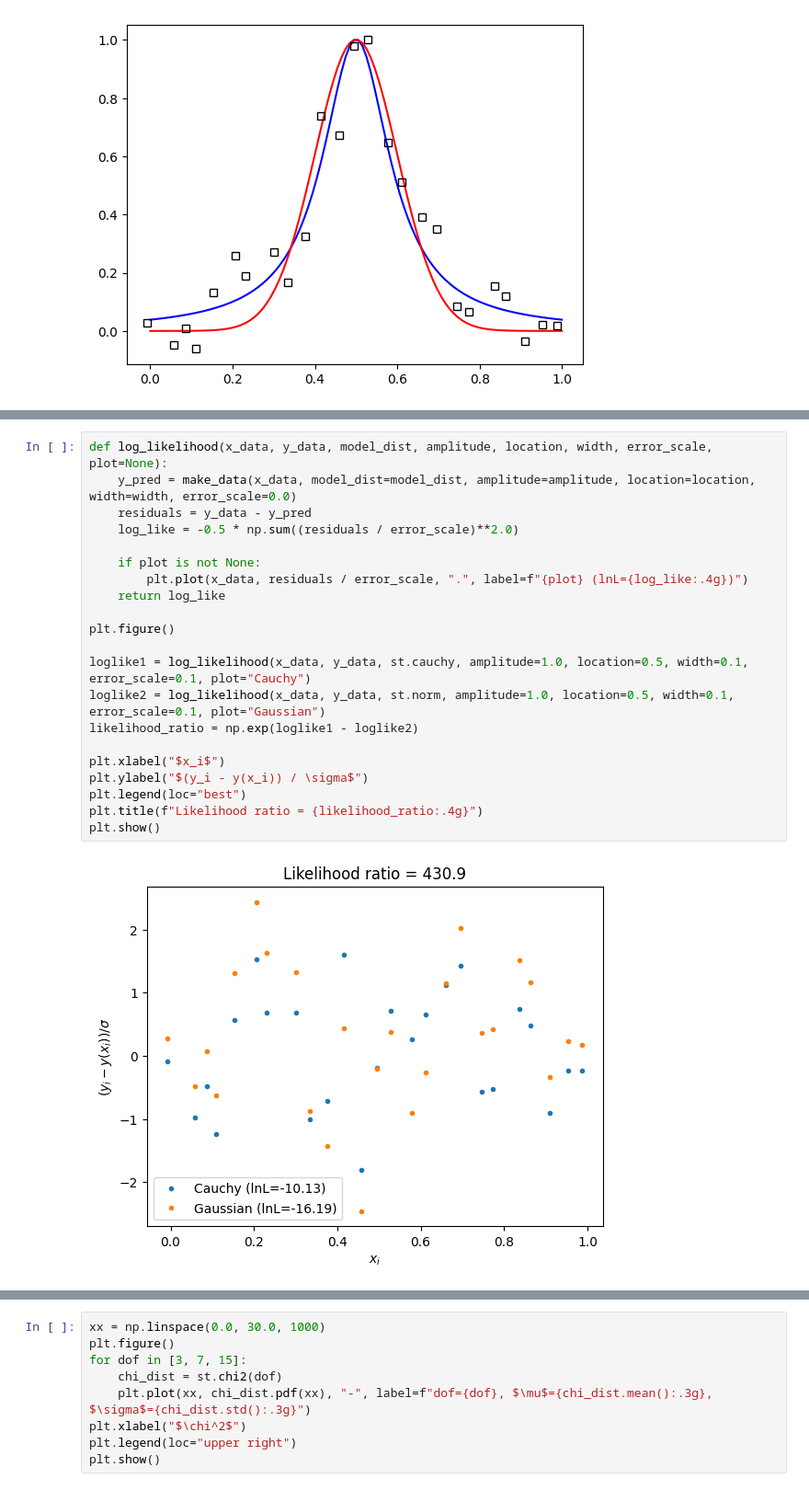
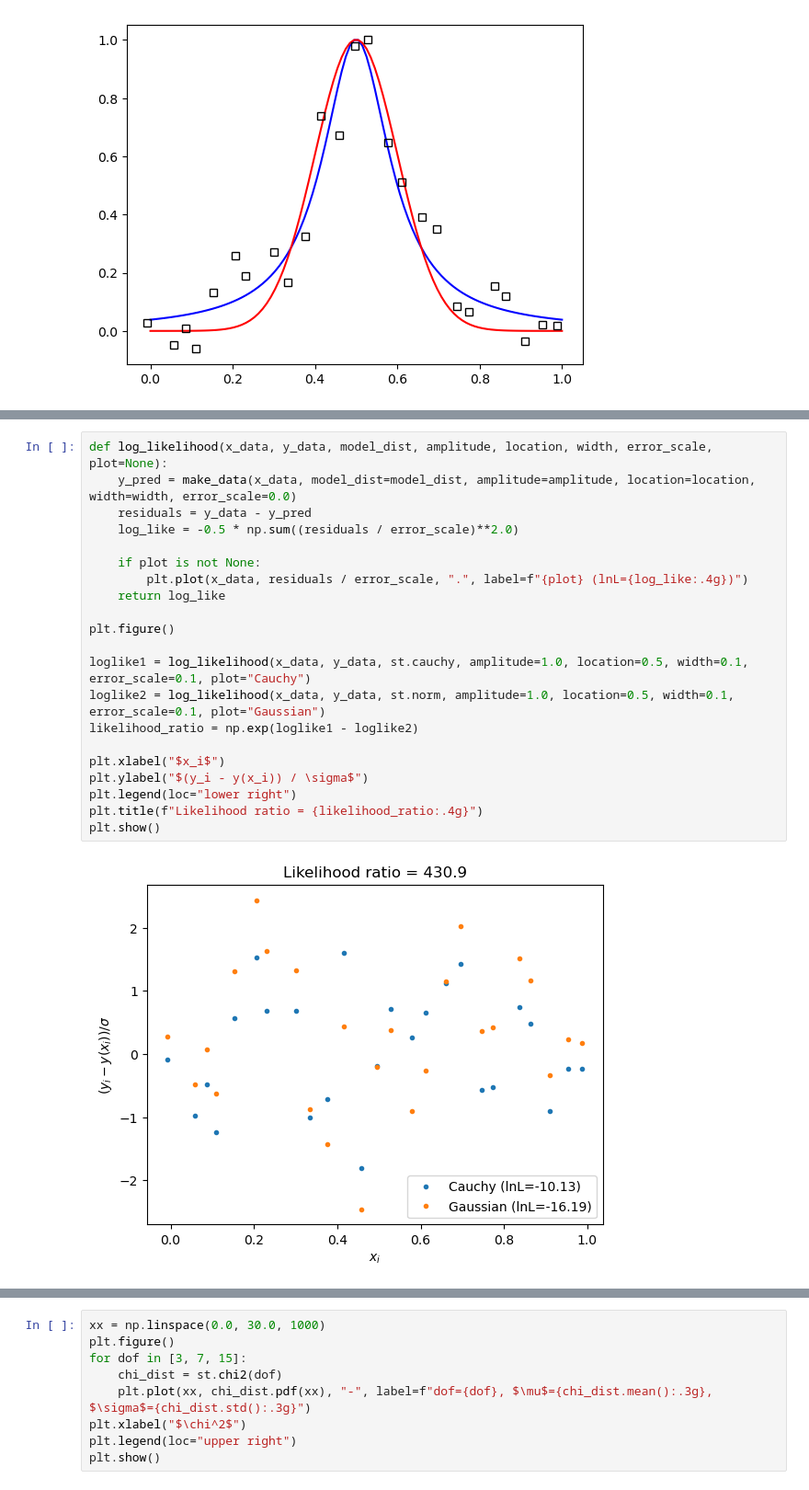
Before and after one commit to astrostatistics-in-crete/2023_summer_school, a Jupyter notebook: Bayesian/Bayesian_Models.ipynb, the cells around one changed output, grey strips where cells are left out. Shown at 92% size. Saved outputs shown, nothing was run; the diff lists cells and outputs as text.

```diff
--- a/Bayesian/Bayesian_Models.ipynb
+++ b/Bayesian/Bayesian_Models.ipynb
@@ -474,24 +475,24 @@ WARNING: There is a different but closely-related quanitity called *Likelihood R
 # %%
 def log_likelihood(x_data, y_data, model_dist, amplitude, location, width, error_scale, plot=None):
     y_pred = make_data(x_data, model_dist=model_dist, amplitude=amplitude, location=location, width=width, error_scale=0.0)
     residuals = y_data - y_pred
     log_like = -0.5 * np.sum((residuals / error_scale)**2.0)
 
     if plot is not None:
         plt.plot(x_data, residuals / error_scale, ".", label=f"{plot} (lnL={log_like:.4g})")
     return log_like
 
 plt.figure()
 
 loglike1 = log_likelihood(x_data, y_data, st.cauchy, amplitude=1.0, location=0.5, width=0.1, error_scale=0.1, plot="Cauchy")
 loglike2 = log_likelihood(x_data, y_data, st.norm, amplitude=1.0, location=0.5, width=0.1, error_scale=0.1, plot="Gaussian")
 likelihood_ratio = np.exp(loglike1 - loglike2)
 
 plt.xlabel("$x_i$")
 plt.ylabel("$(y_i - y(x_i)) / \sigma$")
-plt.legend(loc="best")
+plt.legend(loc="lower right")
 plt.title(f"Likelihood ratio = {likelihood_ratio:.4g}")
 plt.show()
 # %% [output]
-[figure, old version]
+[figure, new version]
 # %% [markdown]
```
Also changed, not shown: parts of 24 cells of this notebook.
